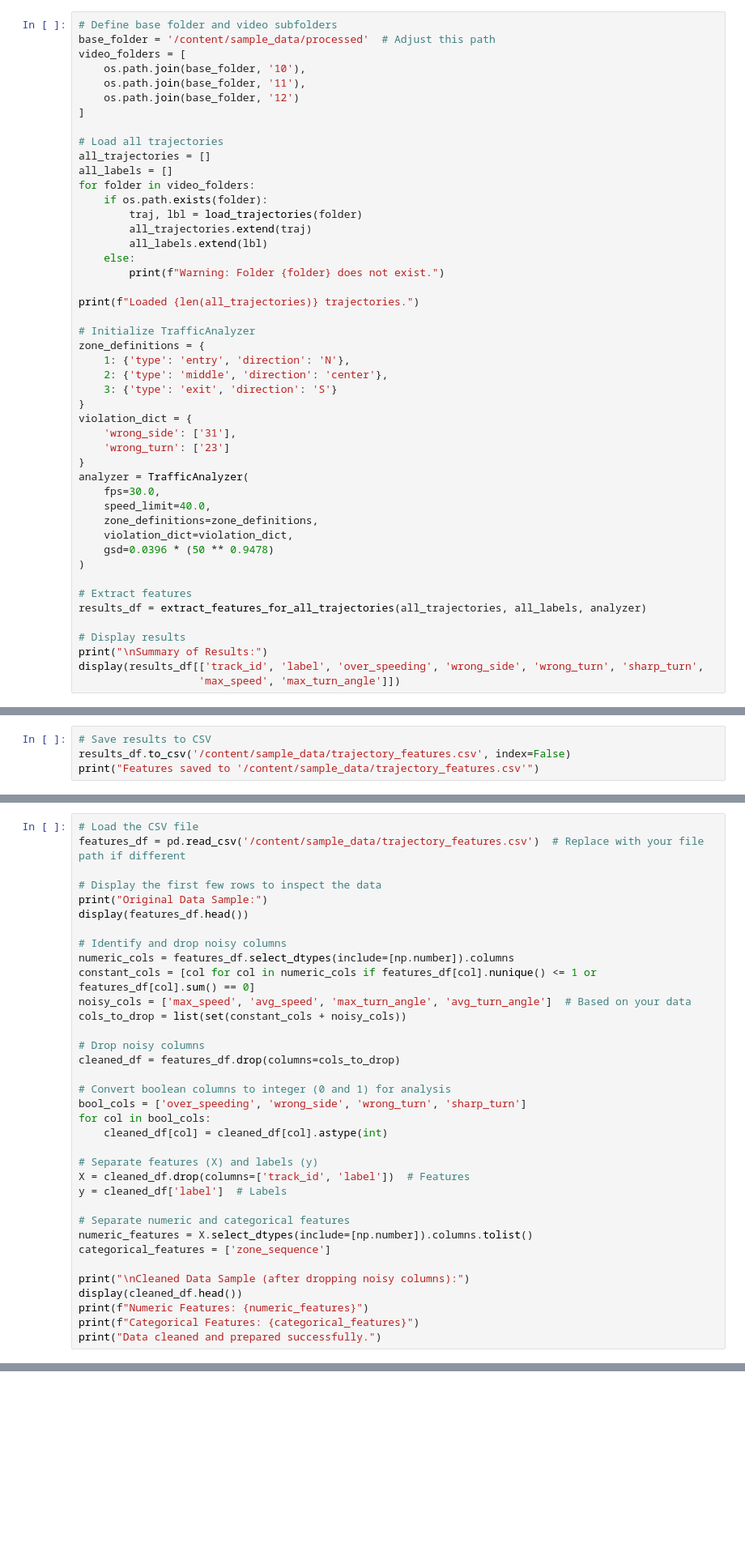
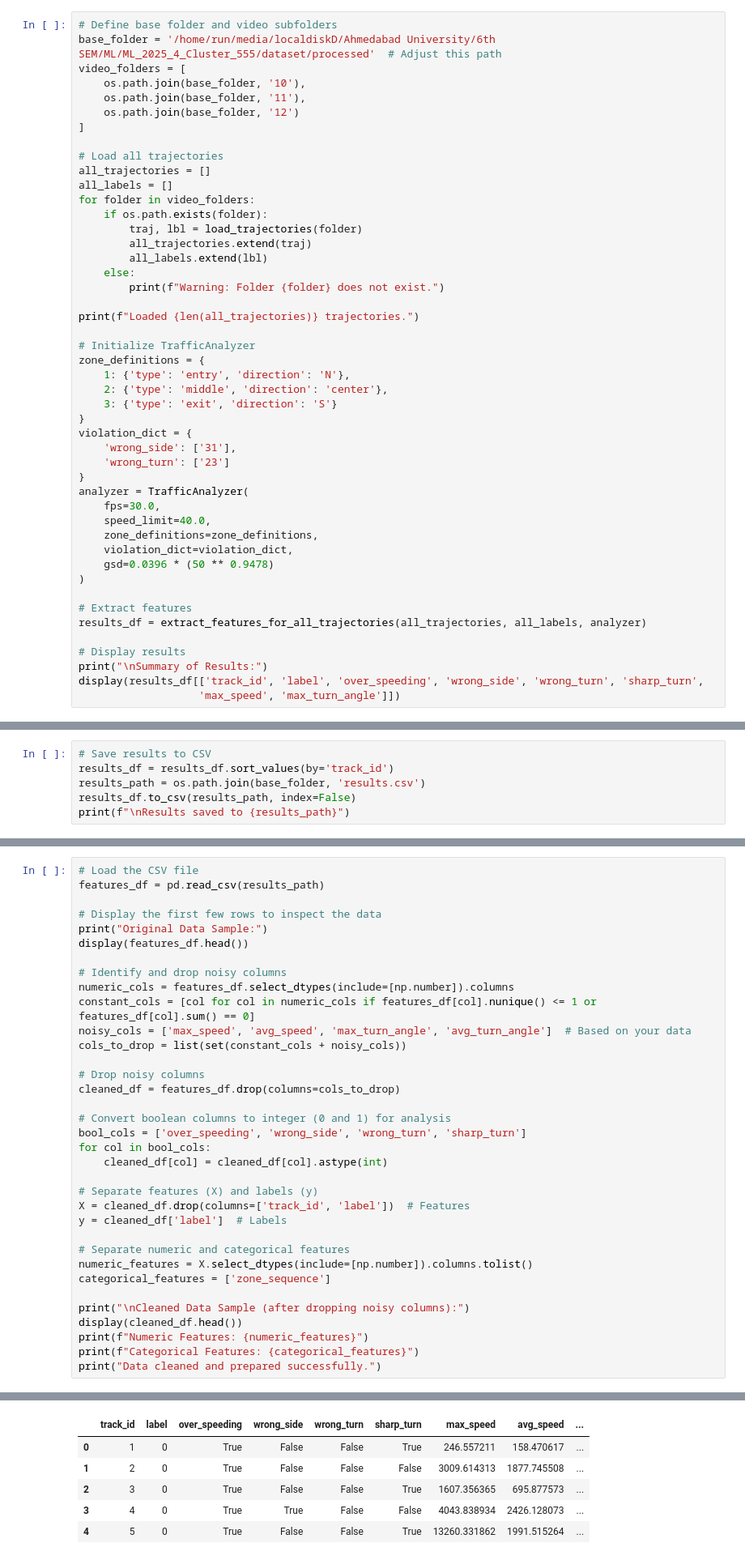
Before and after one commit to Vishv0407/ML_2025_4_Cluster_555, a Jupyter notebook: Codes/Untitled5.ipynb, the cells around one changed output, grey strips where cells are left out. Shown at 81% size. Drawn from its saved outputs; the diff is of its cells as text; blank space fills up the shorter version.

Commit message:
added eda for all folder(10,11,12), deleted unncessary cell in ipynb, changed the path according to my setting

```diff
--- a/Codes/Untitled5.ipynb
+++ b/Codes/Untitled5.ipynb
@@ -320,6 +363,6 @@ print("Feature extraction function defined.")
 # %%
 # Define base folder and video subfolders
-base_folder = '/content/sample_data/processed'  # Adjust this path
+base_folder = '/home/run/media/localdiskD/Ahmedabad University/6th SEM/ML/ML_2025_4_Cluster_555/dataset/processed'  # Adjust this path
 video_folders = [
     os.path.join(base_folder, '10'),
     os.path.join(base_folder, '11'),
@@ -367,4 +427,6 @@ display(results_df[['track_id', 'label', 'over_speeding', 'wrong_side', 'wrong_t
 # %%
 # Save results to CSV
-results_df.to_csv('/content/sample_data/trajectory_features.csv', index=False)
-print("Features saved to '/content/sample_data/trajectory_features.csv'")
+results_df = results_df.sort_values(by='track_id')
+results_path = os.path.join(base_folder, 'results.csv')
+results_df.to_csv(results_path, index=False)
+print(f"\nResults saved to {results_path}")
@@ -371,6 +435,6 @@ print("Features saved to '/content/sample_data/trajectory_features.csv'")
 # %%
 # Load the CSV file
-features_df = pd.read_csv('/content/sample_data/trajectory_features.csv')  # Replace with your file path if different
+features_df = pd.read_csv(results_path)
 
 # Display the first few rows to inspect the data
 print("Original Data Sample:")
@@ -403,3 +467,4 @@ display(cleaned_df.head())
 print(f"Numeric Features: {numeric_features}")
 print(f"Categorical Features: {categorical_features}")
 print("Data cleaned and prepared successfully.")
+# %% [output]
@@ -405,0 +472,6 @@ print("Data cleaned and prepared successfully.")
+|  | track_id | label | over_speeding | wrong_side | wrong_turn | sharp_turn | max_speed | avg_speed | ... |
+| 0 | 1 | 0 | True | False | False | True | 246.557211 | 158.470617 | ... |
+| 1 | 2 | 0 | True | False | False | False | 3009.614313 | 1877.745508 | ... |
+| 2 | 3 | 0 | True | False | False | True | 1607.356365 | 695.877573 | ... |
+| 3 | 4 | 0 | True | True | False | False | 4043.838934 | 2426.128073 | ... |
+| 4 | 5 | 0 | True | False | False | True | 13260.331862 | 1991.515264 | ... |
```
Also changed, not shown: parts of 12 cells of this notebook, 4 other files.
